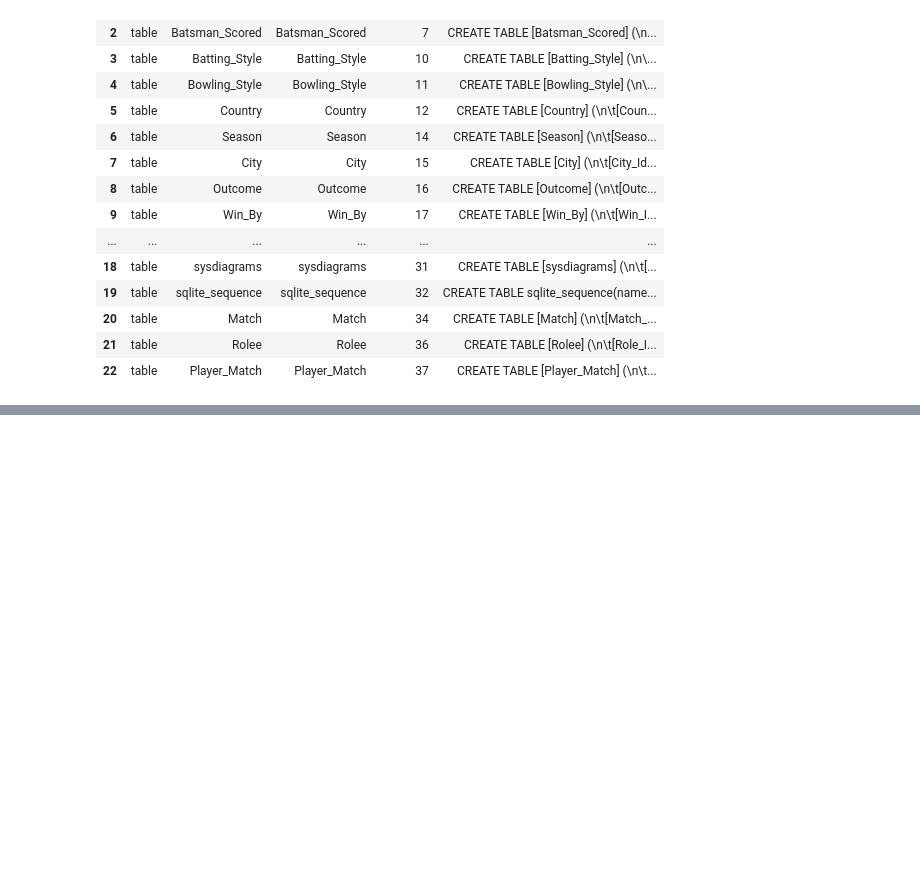
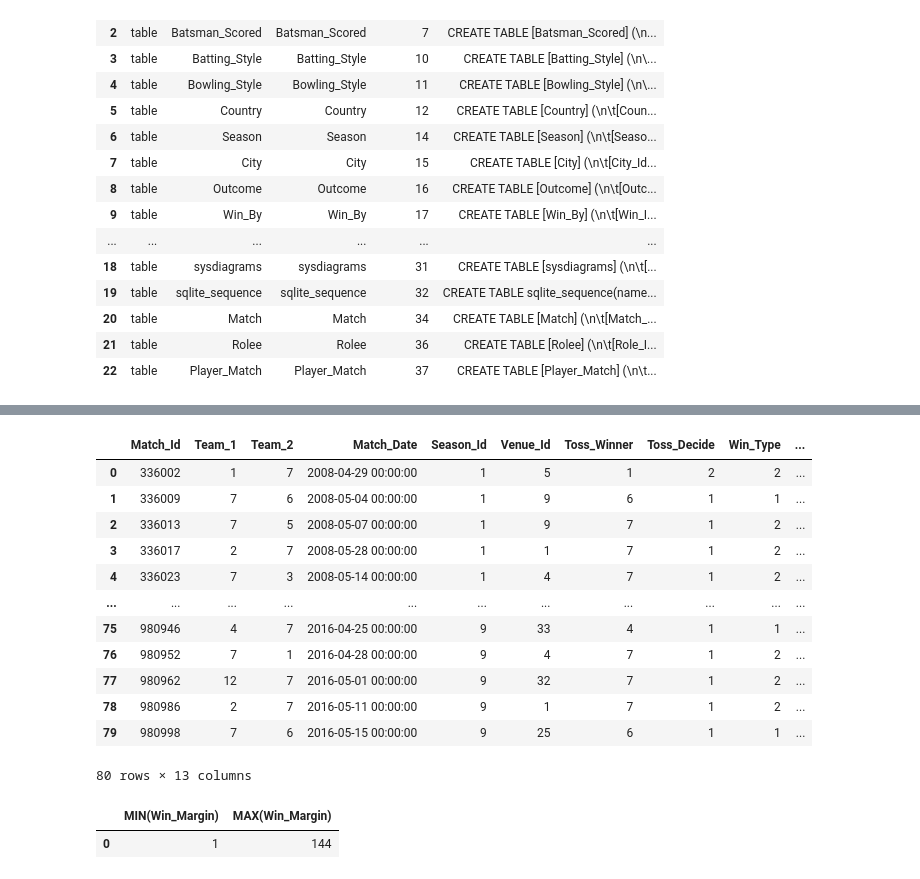
Before and after one commit to rohitantonypradeep/rohitantonypradeep, a Jupyter notebook: sqlite3.ipynb, the cells around one changed output, grey strips where cells are left out. Saved outputs shown, nothing was run; the diff lists cells and outputs as text; code cells hidden in the pictures; blank space fills up the shorter version.

```diff
--- a/sqlite3.ipynb
+++ b/sqlite3.ipynb
@@ -37,0 +132,23 @@ table
+# %%
+match = pd.read_sql("""SELECT * FROM Match WHERE Match_Winner==7;""",conn)
+match
+# %% [output]
+|  | Match_Id | Team_1 | Team_2 | Match_Date | Season_Id | Venue_Id | Toss_Winner | Toss_Decide | Win_Type | ... |
+| 0 | 336002 | 1 | 7 | 2008-04-29 00:00:00 | 1 | 5 | 1 | 2 | 2 | ... |
+| 1 | 336009 | 7 | 6 | 2008-05-04 00:00:00 | 1 | 9 | 6 | 1 | 1 | ... |
+| 2 | 336013 | 7 | 5 | 2008-05-07 00:00:00 | 1 | 9 | 7 | 1 | 2 | ... |
+| 3 | 336017 | 2 | 7 | 2008-05-28 00:00:00 | 1 | 1 | 7 | 1 | 2 | ... |
+| 4 | 336023 | 7 | 3 | 2008-05-14 00:00:00 | 1 | 4 | 7 | 1 | 2 | ... |
+| ... | ... | ... | ... | ... | ... | ... | ... | ... | ... | ... |
+| 75 | 980946 | 4 | 7 | 2016-04-25 00:00:00 | 9 | 33 | 4 | 1 | 1 | ... |
+| 76 | 980952 | 7 | 1 | 2016-04-28 00:00:00 | 9 | 4 | 7 | 1 | 2 | ... |
+| 77 | 980962 | 12 | 7 | 2016-05-01 00:00:00 | 9 | 32 | 7 | 1 | 2 | ... |
+| 78 | 980986 | 2 | 7 | 2016-05-11 00:00:00 | 9 | 1 | 7 | 1 | 2 | ... |
+| 79 | 980998 | 7 | 6 | 2016-05-15 00:00:00 | 9 | 25 | 6 | 1 | 1 | ... |
+80 rows × 13 columns
+# %%
+min_max = pd.read_sql("""SELECT MIN(Win_Margin),MAX(Win_Margin) FROM Match;""",conn)
+min_max
+# %% [output]
+|  | MIN(Win_Margin) | MAX(Win_Margin) |
+| 0 | 1 | 144 |
```
Also changed, not shown: parts of 9 cells of this notebook.
